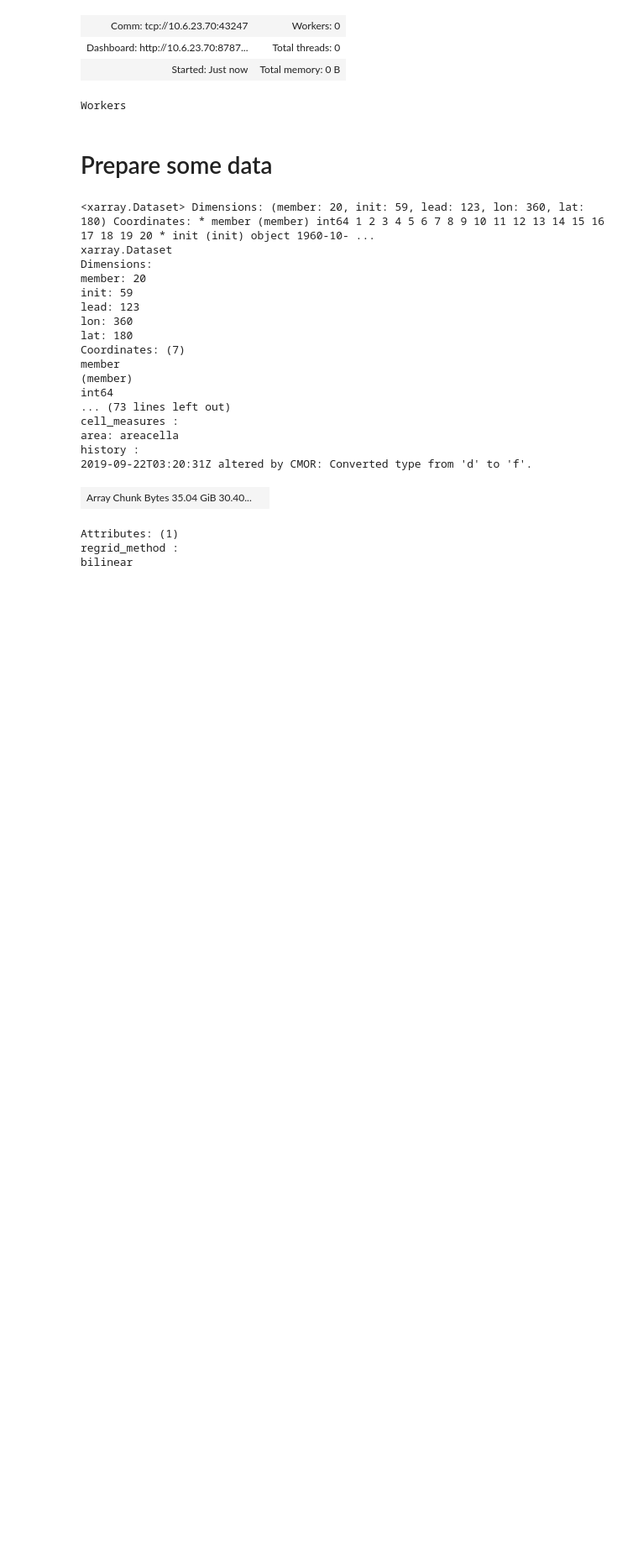
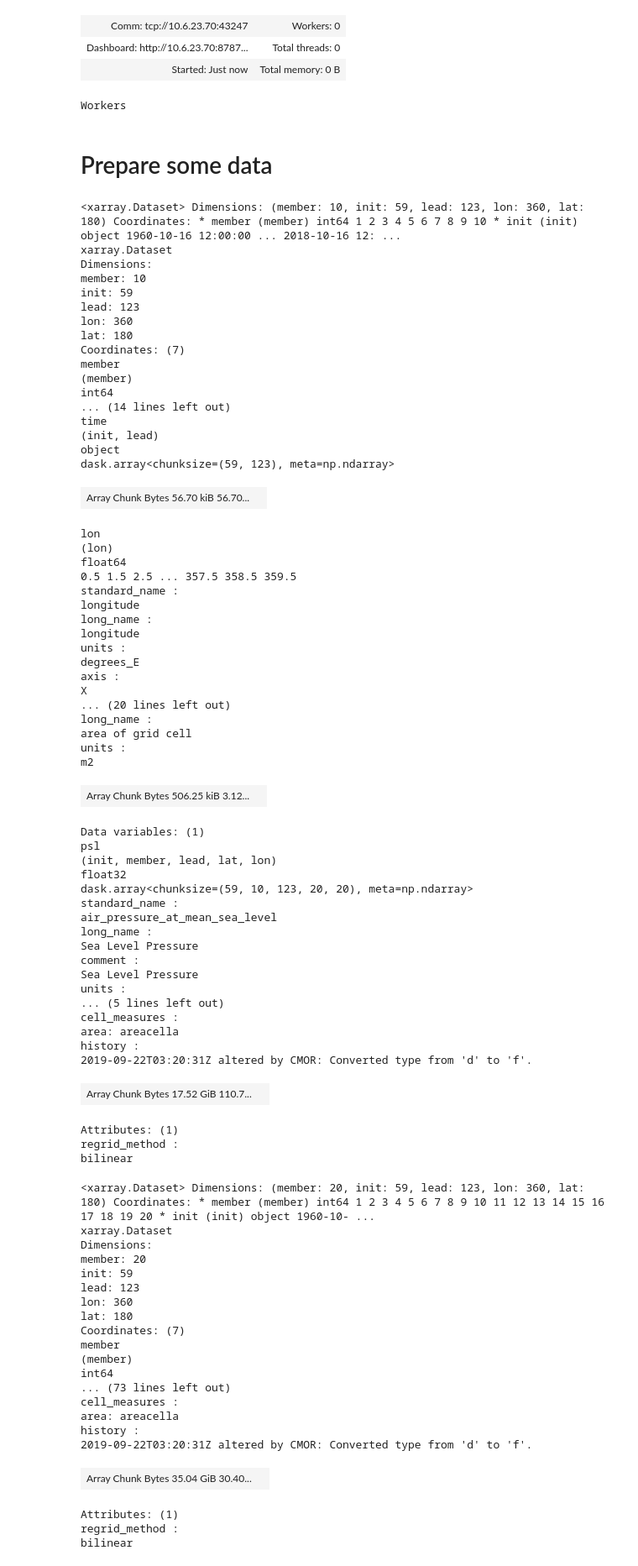
Before and after one commit to dougiesquire/Squire_2022_correlation, a Jupyter notebook: notebooks/exploratory/prepare_data.ipynb, the cells around one changed output. Shown: that part at 84% size. Cells and saved outputs as stored; diff of their text form; code cells hidden in the pictures; blank space fills up the shorter version.

```diff
--- a/notebooks/exploratory/prepare_data.ipynb
+++ b/notebooks/exploratory/prepare_data.ipynb
@@ -57,6 +57,66 @@ Scheduler-6333d77e-88ce-4193-af9b-f057a73e6e54
 Workers
 # %% [markdown]
 # Prepare some data
+# %%
+prepare_NorCPM1(["dcppA-hindcast"], "Amon", ["psl"])
+# %% [output]
+<xarray.Dataset> Dimensions: (member: 10, init: 59, lead: 123, lon: 360, lat: 180) Coordinates: * member (member) int64 1 2 3 4 5 6 7 8 9 10 * init (init) object 1960-10-16 12:00:00 ... 2018-10-16 12: ...
+xarray.Dataset
+Dimensions:
+member: 10
+init: 59
+lead: 123
+lon: 360
+lat: 180
+Coordinates: (7)
+member
+(member)
+int64
+... (14 lines left out)
+time
+(init, lead)
+object
+dask.array<chunksize=(59, 123), meta=np.ndarray>
+| Array Chunk Bytes 56.70 kiB 56.70... |  |
+lon
+(lon)
+float64
+0.5 1.5 2.5 ... 357.5 358.5 359.5
+standard_name :
+longitude
+long_name :
+longitude
+units :
+degrees_E
+axis :
+X
+... (20 lines left out)
+long_name :
+area of grid cell
+units :
+m2
+| Array Chunk Bytes 506.25 kiB 3.12... |  |
+Data variables: (1)
+psl
+(init, member, lead, lat, lon)
+float32
+dask.array<chunksize=(59, 10, 123, 20, 20), meta=np.ndarray>
+standard_name :
+air_pressure_at_mean_sea_level
+long_name :
+Sea Level Pressure
+comment :
+Sea Level Pressure
+units :
+... (5 lines left out)
+cell_measures :
+area: areacella
+history :
+2019-09-22T03:20:31Z altered by CMOR: Converted type from 'd' to 'f'.
+| Array Chunk Bytes 17.52 GiB 110.7... |  |
+Attributes: (1)
+regrid_method :
+bilinear
 # %%
 ds = data.prepare_NorCPM1_dcpp_variable("psl", "Amon")
 # %%
```
Also changed, not shown: 4 other files.
